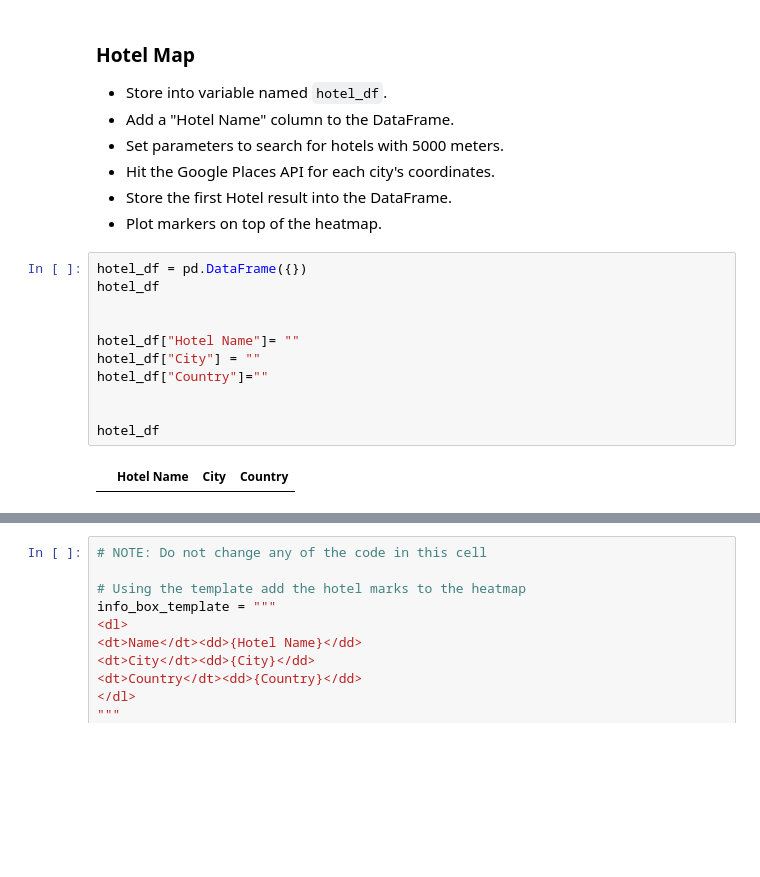
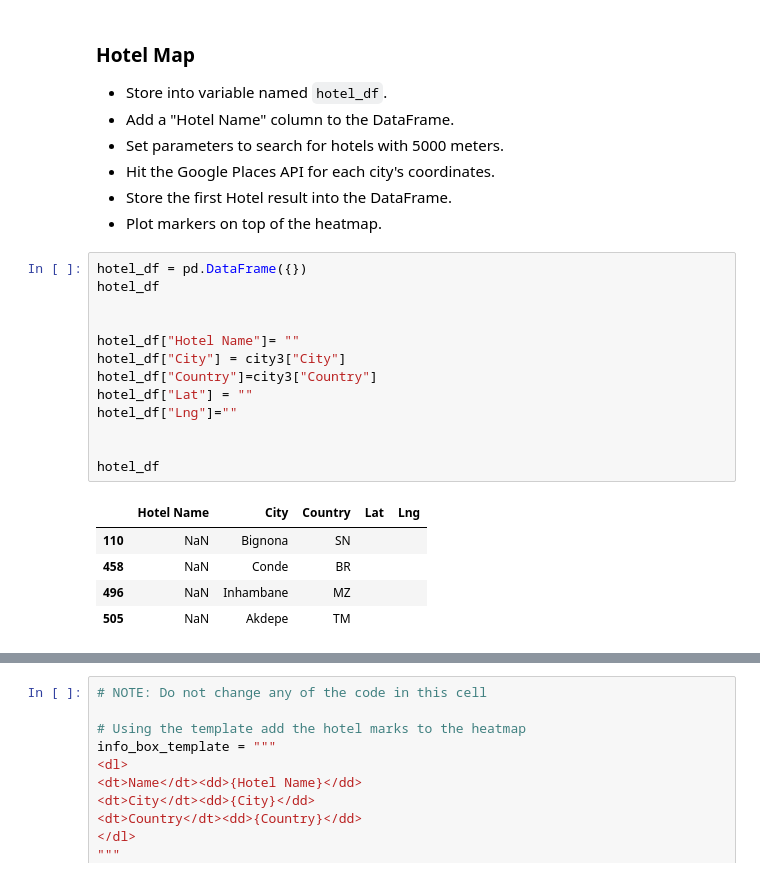
Before and after one commit to hvinoy/python_api_challenge, a Jupyter notebook: VacationPy.ipynb, the cells around one changed output, grey strips where cells are left out. Drawn from its saved outputs; the diff is of its cells as text; blank space fills up the shorter version.

```diff
--- a/VacationPy.ipynb
+++ b/VacationPy.ipynb
@@ -106,13 +101,19 @@ city3
 # %%
 hotel_df = pd.DataFrame({})
 hotel_df
 
 
 hotel_df["Hotel Name"]= ""
-hotel_df["City"] = ""
-hotel_df["Country"]=""
+hotel_df["City"] = city3["City"]
+hotel_df["Country"]=city3["Country"]
+hotel_df["Lat"] = ""
+hotel_df["Lng"]=""
 
 
 hotel_df
 # %% [output]
-|  | Hotel Name | City | Country |
+|  | Hotel Name | City | Country | Lat | Lng |
+| 110 | NaN | Bignona | SN |  |  |
+| 458 | NaN | Conde | BR |  |  |
+| 496 | NaN | Inhambane | MZ |  |  |
+| 505 | NaN | Akdepe | TM |  |  |
```
Also changed, not shown: parts of 10 cells of this notebook, 6 other files.
